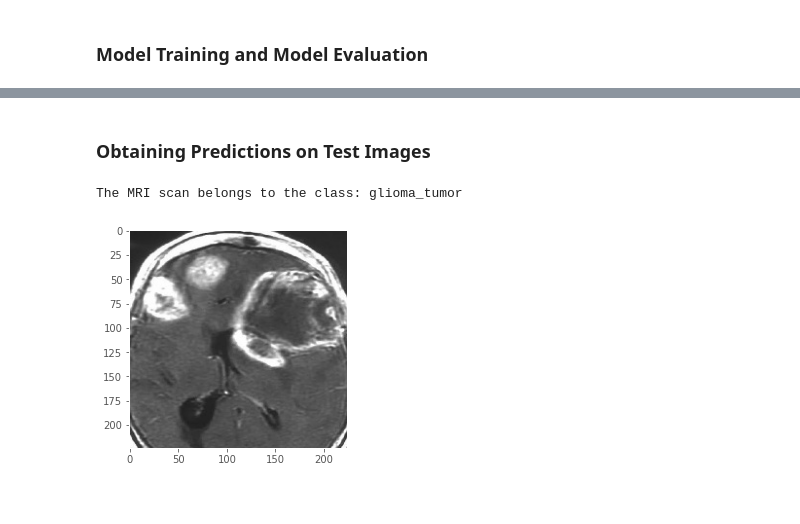
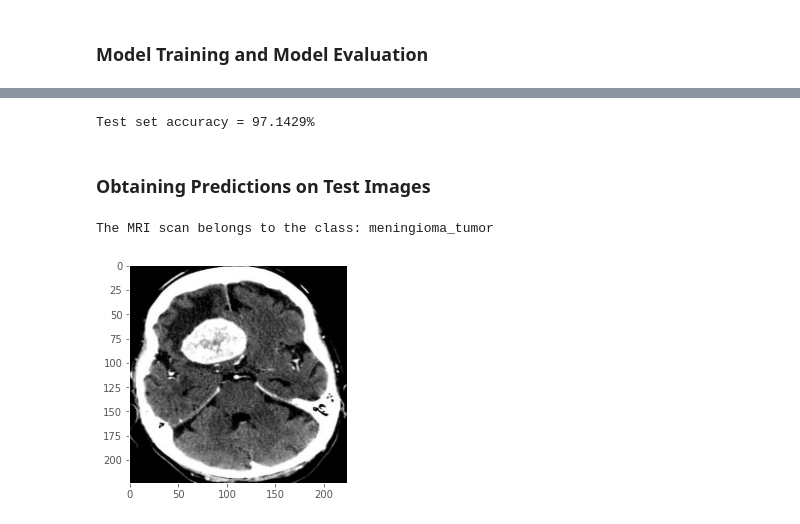
Before and after one commit to kvarun07/brain-tumor-classifier, a Jupyter notebook: Brain Tumor Classification.ipynb, the cells around one changed output, grey strips where cells are left out. Drawn from its saved outputs; the diff is of its cells as text; code cells hidden in the pictures.

Commit message:
Minor changes: reporting accuracy

```diff
--- a/Brain Tumor Classification.ipynb
+++ b/Brain Tumor Classification.ipynb
@@ -225,13 +232,13 @@ datagen = ImageDataGenerator(rotation_range=10,
 
 train_data=datagen.flow_from_directory('/content/brain-tumor-classifier/Brain-MRI-cropped/',
                                        target_size=(224, 224),
-                                       batch_size=16,
+                                       batch_size=32,
                                        class_mode='categorical',
                                        subset='training')
 
 validation_data = datagen.flow_from_directory('/content/brain-tumor-classifier/Brain-MRI-cropped/',
                                              target_size=(224, 224),
-                                             batch_size=16,
+                                             batch_size=32,
                                              class_mode='categorical',
                                              subset='validation')
 
@@ -375,21 +383,25 @@ model.evaluate(test_data)
+# %%
+print("Test set accuracy = %.4f" %(result[1]*100) + "%")
+# %% [output]
+Test set accuracy = 97.1429%
 # %% [markdown]
 ### Obtaining Predictions on Test Images
 # %%
 # Obtain Predictions on Test Images
 
 class_dict = {0: 'glioma_tumor', 1: 'meningioma_tumor', 2: 'no_tumor', 3: 'pituitary_tumor'}
 
 # Pick some sample image from a known category of brain tumor
 # check the corresponding model prediction
-test_image_1 = cv2.imread('/content/brain-tumor-classifier/Brain-MRI-test/glioma_tumor/2.jpg')
+test_image_1 = cv2.imread('/content/brain-tumor-classifier/Brain-MRI-test/meningioma_tumor/2.jpg')
 plt.imshow(test_image_1)
 plt.grid(False)
 test_image_1 = np.expand_dims(test_image_1, axis=0)
 pred = model.predict(test_image_1)
 pred = np.argmax(pred)
 pred_class = class_dict[pred]
 
 print("The MRI scan belongs to the class:", pred_class)
 # %% [output]
-The MRI scan belongs to the class: glioma_tumor
+The MRI scan belongs to the class: meningioma_tumor
-[figure, old version]
+[figure, new version]
```
Also changed, not shown: parts of 9 cells of this notebook.
